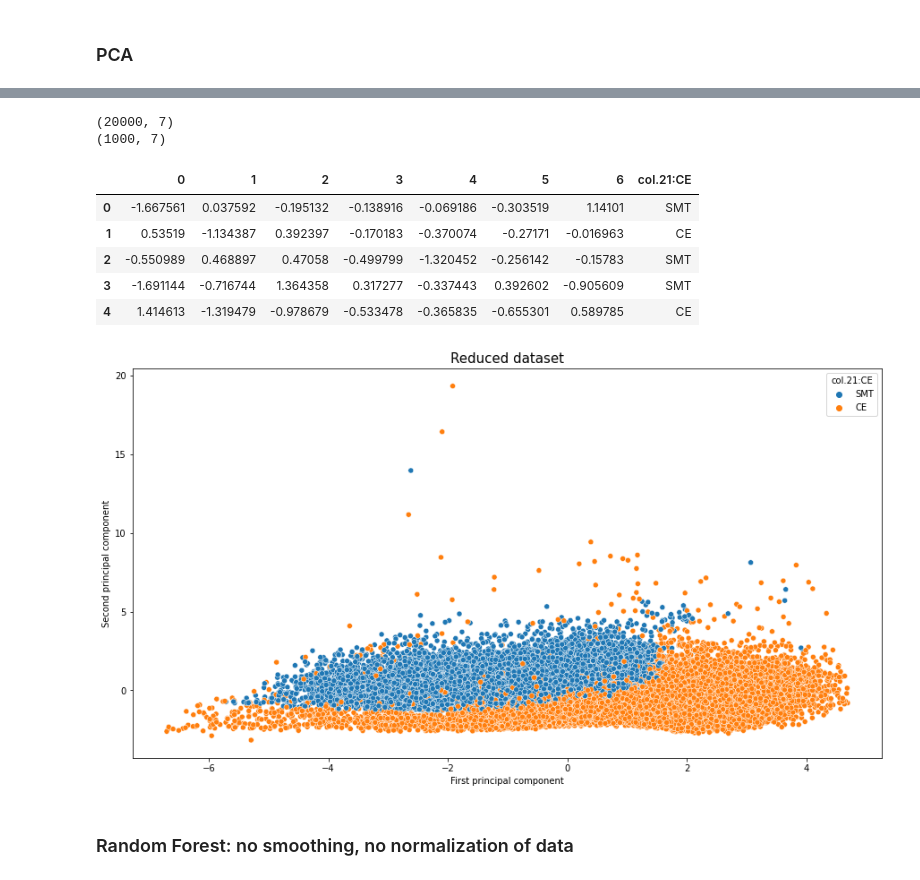
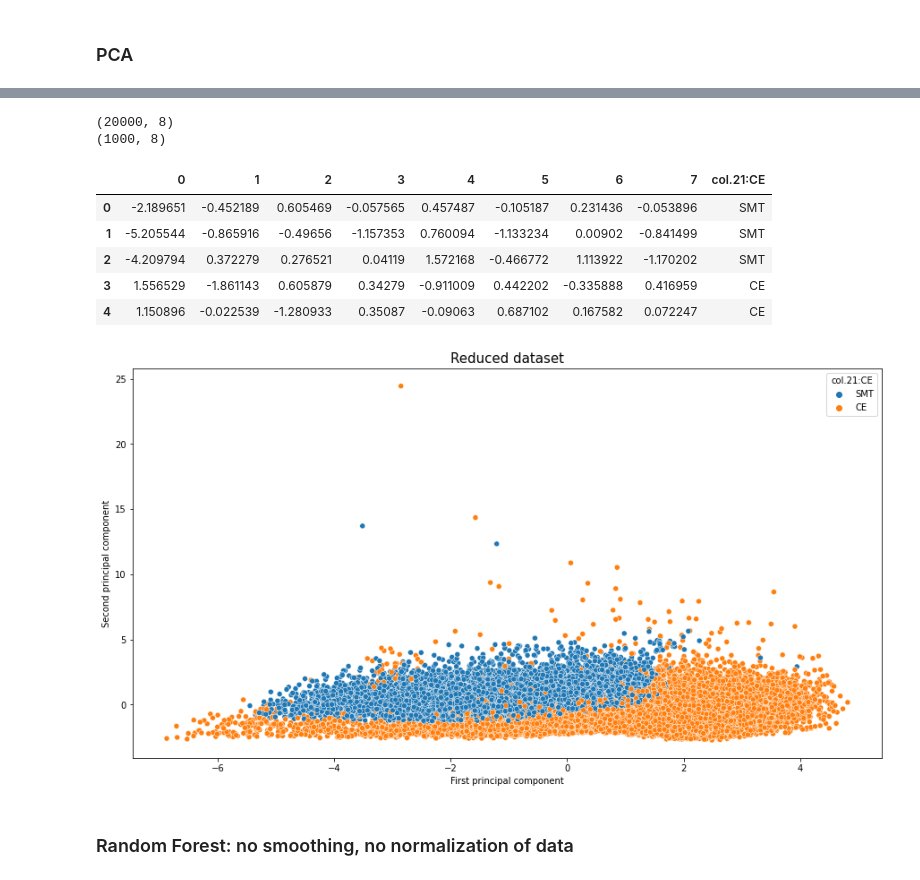
Before and after one commit to PaoloZinesi/TheFormationOfBinaryBlackHoles, a Jupyter notebook: LCP_projects_Y4-Group9/Project.ipynb, the cells around one changed output, grey strips where cells are left out. Drawn from its saved outputs; the diff is of its cells as text; code cells hidden in the pictures.

```diff
--- a/LCP_projects_Y4-Group9/Project.ipynb
+++ b/LCP_projects_Y4-Group9/Project.ipynb
@@ -133,12 +145,14 @@ scaler = preprocessing.StandardScaler().fit(X_train)
 
 np.set_printoptions(suppress=True) # sets to zero floating point numbers < min_float_eps
 pd.set_option("chop_threshold", 1e-08)
+
 X_train_ = pd.DataFrame(scaler.transform(X_train),columns=X_train.columns)
-print ("\nMean of the training input data:\n", X_train_.mean(axis=0))
-print ("\nStd of the training input data:\n", X_train_.std(axis=0))
+print ("\nMean of the training input data:\n", np.around(X_train_.mean(axis=0), 4))
+print ("\nStd of the training input data:\n", np.around(X_train_.std(axis=0), 4))
+
 X_test_ = pd.DataFrame(scaler.transform(X_test),columns=X_test.columns) # use the same transformation on test data
-print ("\nMean of the test input data:\n", X_test_.mean(axis=0))
-print ("\nStd of the test input data:\n", X_test_.std(axis=0))
+# print ("\nMean of the test input data:\n", X_test_.mean(axis=0))
+# print ("\nStd of the test input data:\n", X_test_.std(axis=0))
 
 # PCA
 data_PCA = X_train_.values.T
@@ -150,7 +164,7 @@ np.set_printoptions(precision=3)
 print('\nEigenvalues: \n', l)
 # print('Eigenvectors:\n', V_svd)
 
-ncomp = 7
+ncomp = 8
 variability_PC = np.sum(l[:ncomp])/np.sum(l)
 print('\nPercent of the total variability explained by the %.0f principal components: %.5f' %(ncomp, variability_PC))
 # %% [output]
@@ -174,35 +188,35 @@ Percent of the total variability explained by the 7 principal components: 0.9487
 # %%
 # Data in the PCA basis
 data_ = np.dot(V.T, data_PCA)
 
 # Reduce the dimensionality of the dataset
 data_reduced = data_[:ncomp,:]
 
 X_train_PCA = pd.DataFrame(data_reduced.T)
 X_test_PCA = pd.DataFrame(np.dot(V.T, X_test_.T)[:ncomp,:].T)
 print(X_train_PCA.shape)
 print(X_test_PCA.shape)
 
 df = pd.DataFrame(np.column_stack((X_train_PCA, Y_train)))
-df.rename(columns = {7:'col.21:CE'}, inplace=True)
+df.rename(columns = {ncomp:'col.21:CE'}, inplace=True)
 display(df.head())
 
 plt.figure(figsize=(15, 8))
 sns.scatterplot(x=0, y=1, hue='col.21:CE', data=df)
 plt.xlabel('First principal component')
 plt.ylabel('Second principal component')
 plt.title('Reduced dataset', fontsize=15)
 plt.show()
 # %% [output]
-(20000, 7)
-(1000, 7)
+(20000, 8)
+(1000, 8)
-|  | 0 | 1 | 2 | 3 | 4 | 5 | 6 | col.21:CE |
-| 0 | -1.667561 | 0.037592 | -0.195132 | -0.138916 | -0.069186 | -0.303519 | 1.14101 | SMT |
-| 1 | 0.53519 | -1.134387 | 0.392397 | -0.170183 | -0.370074 | -0.27171 | -0.016963 | CE |
-| 2 | -0.550989 | 0.468897 | 0.47058 | -0.499799 | -1.320452 | -0.256142 | -0.15783 | SMT |
-| 3 | -1.691144 | -0.716744 | 1.364358 | 0.317277 | -0.337443 | 0.392602 | -0.905609 | SMT |
-| 4 | 1.414613 | -1.319479 | -0.978679 | -0.533478 | -0.365835 | -0.655301 | 0.589785 | CE |
+|  | 0 | 1 | 2 | 3 | 4 | 5 | 6 | 7 | col.21:CE |
+| 0 | -2.189651 | -0.452189 | 0.605469 | -0.057565 | 0.457487 | -0.105187 | 0.231436 | -0.053896 | SMT |
+| 1 | -5.205544 | -0.865916 | -0.49656 | -1.157353 | 0.760094 | -1.133234 | 0.00902 | -0.841499 | SMT |
+| 2 | -4.209794 | 0.372279 | 0.276521 | 0.04119 | 1.572168 | -0.466772 | 1.113922 | -1.170202 | SMT |
+| 3 | 1.556529 | -1.861143 | 0.605879 | 0.34279 | -0.911009 | 0.442202 | -0.335888 | 0.416959 | CE |
+| 4 | 1.150896 | -0.022539 | -1.280933 | 0.35087 | -0.09063 | 0.687102 | 0.167582 | 0.072247 | CE |
-[figure, old version]
+[figure, new version]
 # %% [markdown]
 ### Random Forest: no smoothing, no normalization of data
 # %%
```
Also changed, not shown: parts of 19 cells of this notebook, 3 other files.
